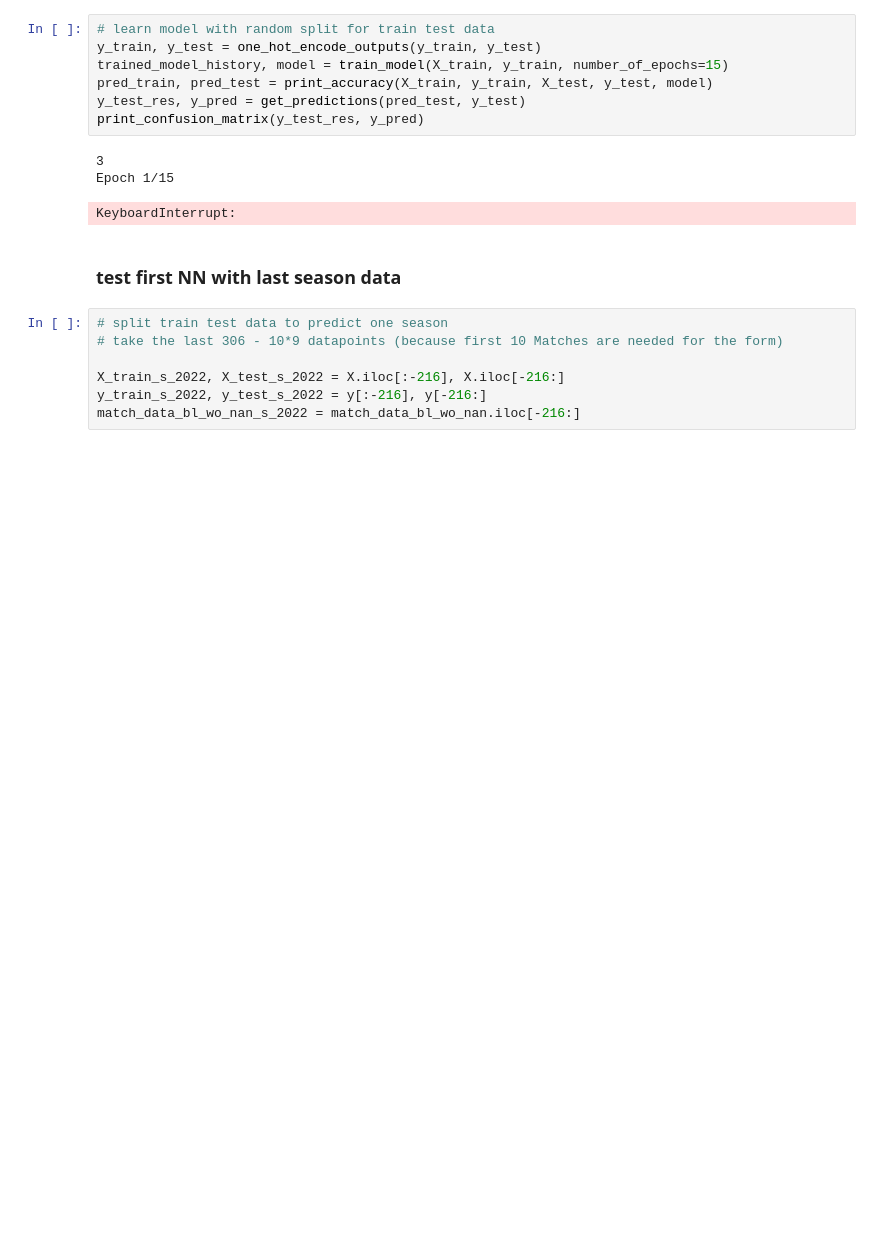
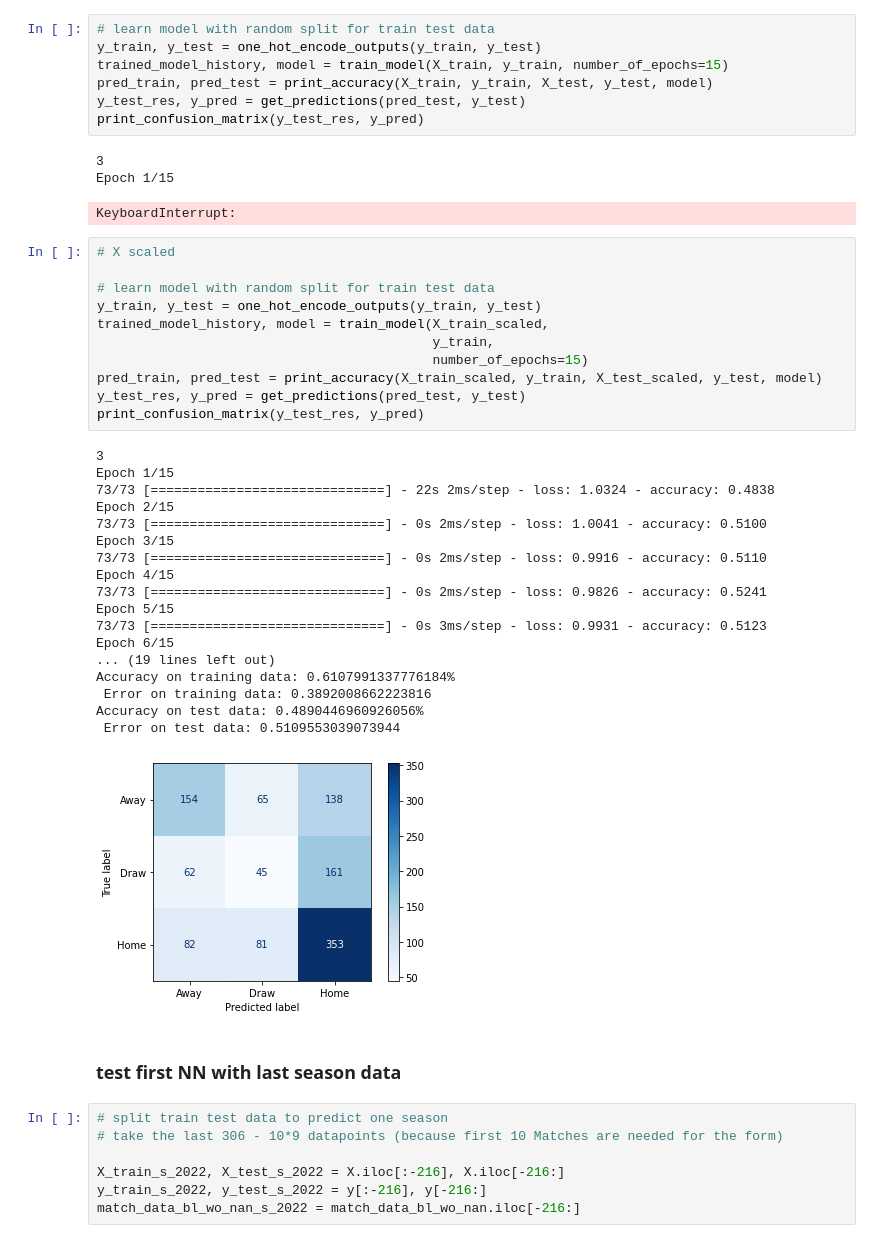
Before and after one commit to Max280201/Data-Exploration-Project, a Jupyter notebook: data_preprocessing_and_modelltraining_v2p_julius.ipynb, the cells around one changed output. Drawn from its saved outputs; the diff is of its cells as text; blank space fills up the shorter version.

```diff
--- a/data_preprocessing_and_modelltraining_v2p_julius.ipynb
+++ b/data_preprocessing_and_modelltraining_v2p_julius.ipynb
@@ -462,6 +520,36 @@ print_confusion_matrix(y_test_res, y_pred)
 3
 Epoch 1/15
 KeyboardInterrupt:
+# %%
+# X scaled
+
+# learn model with random split for train test data
+y_train, y_test = one_hot_encode_outputs(y_train, y_test)
+trained_model_history, model = train_model(X_train_scaled,
+                                           y_train,
+                                           number_of_epochs=15)
+pred_train, pred_test = print_accuracy(X_train_scaled, y_train, X_test_scaled, y_test, model)
+y_test_res, y_pred = get_predictions(pred_test, y_test)
+print_confusion_matrix(y_test_res, y_pred)
+# %% [output]
+3
+Epoch 1/15
+73/73 [==============================] - 22s 2ms/step - loss: 1.0324 - accuracy: 0.4838
+Epoch 2/15
+73/73 [==============================] - 0s 2ms/step - loss: 1.0041 - accuracy: 0.5100
+Epoch 3/15
+73/73 [==============================] - 0s 2ms/step - loss: 0.9916 - accuracy: 0.5110
+Epoch 4/15
+73/73 [==============================] - 0s 2ms/step - loss: 0.9826 - accuracy: 0.5241
+Epoch 5/15
+73/73 [==============================] - 0s 3ms/step - loss: 0.9931 - accuracy: 0.5123
+Epoch 6/15
+... (19 lines left out)
+Accuracy on training data: 0.6107991337776184%
+ Error on training data: 0.3892008662223816
+Accuracy on test data: 0.4890446960926056%
+ Error on test data: 0.5109553039073944
+[figure, added]
 # %% [markdown]
 ### test first NN with last season data
 # %%
```
Also changed, not shown: parts of 10 cells of this notebook.
